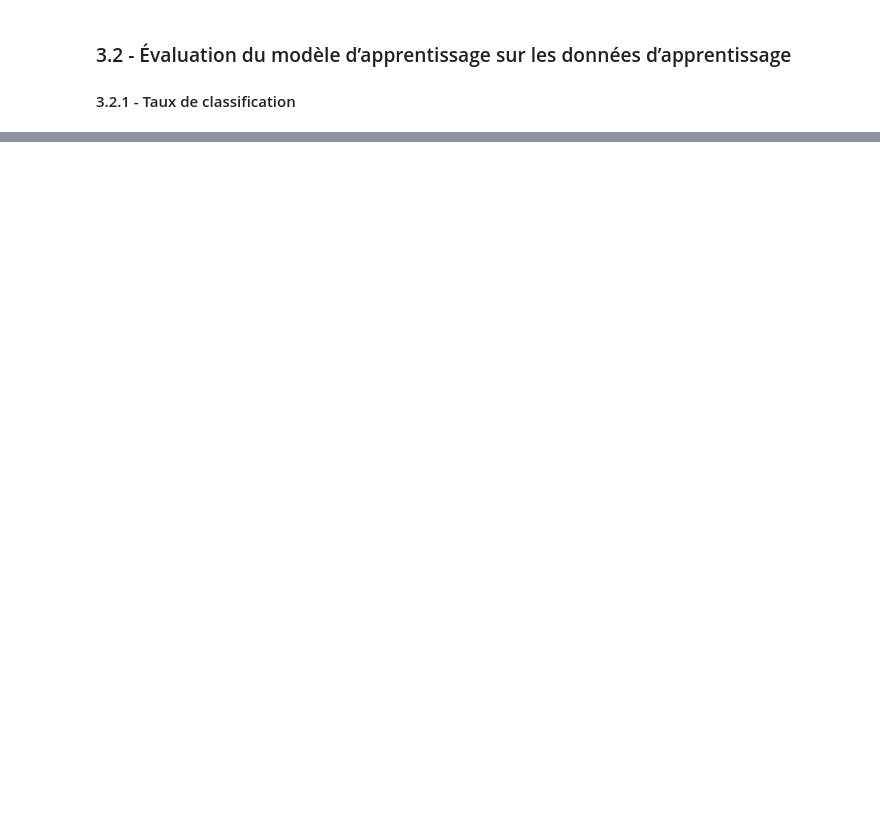
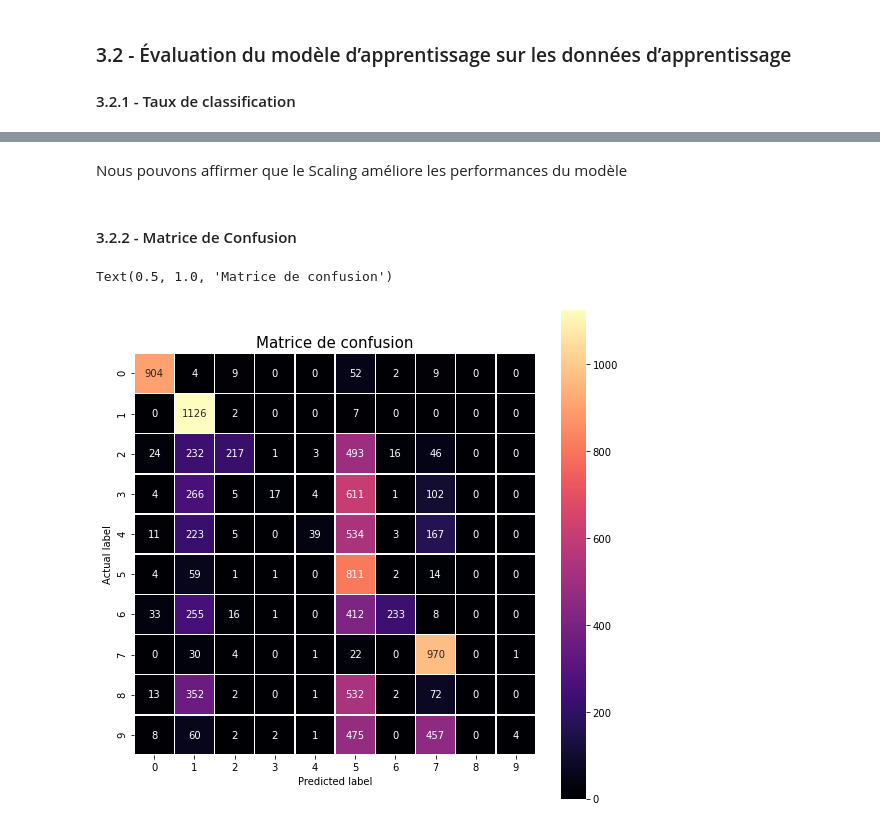
Before and after one commit to PeregHer/mnist_classification, a Jupyter notebook: notebook.ipynb, the cells around one changed output, grey strips where cells are left out. Saved outputs shown, nothing was run; the diff lists cells and outputs as text; code cells hidden in the pictures; blank space fills up the shorter version.

```diff
--- a/notebook.ipynb
+++ b/notebook.ipynb
@@ -211 +213,6 @@ X_train_scale = scaler.fit_transform(X_train)
+# %%
+# Utiliser StandardScaler pour normaliser les features
+scaler = StandardScaler()
+X_train_scale = scaler.fit_transform(X_train)
+X_test_scale = scaler.fit_transform(X_test)
 # %%
@@ -214,0 +221,21 @@ IndexError: index 4 is out of bounds for axis 0 with size 1
+# %% [markdown]
+Nous pouvons affirmer que le Scaling améliore les performances du modèle
+# %% [markdown]
+#### 3.2.2 -  Matrice de Confusion
+# %%
+# Effecture une prédiction avec les valeurs normalisées
+pred_multi = model_multi.predict(X_test_scale)
+# %%
+# Afficher la matrice de confusion de cette prédiction
+cm = confusion_matrix(y_test, pred_multi)
+
+import seaborn as sns
+
+plt.figure(figsize=(9,9))
+sns.heatmap(cm, annot=True, fmt=".0f", linewidths=.5, square = True, cmap = 'magma');
+plt.ylabel('Actual label');
+plt.xlabel('Predicted label');
+plt.title("Matrice de confusion", size = 15)
+# %% [output]
+Text(0.5, 1.0, 'Matrice de confusion')
+[figure, added]
```
Also changed, not shown: parts of 23 cells of this notebook.
